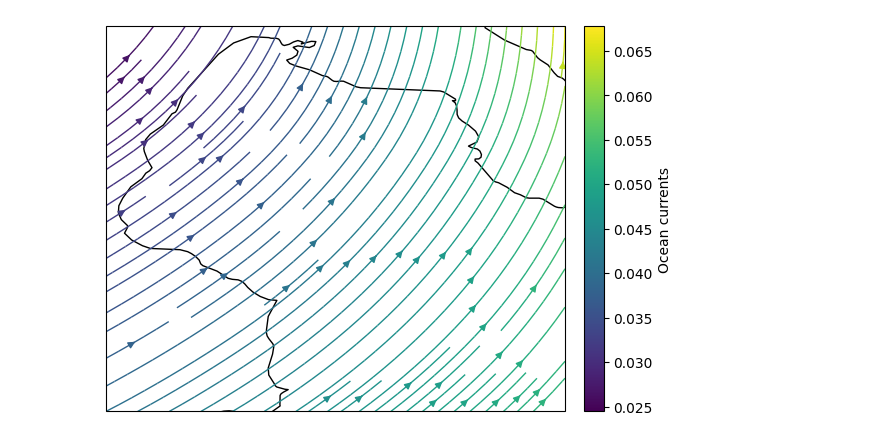
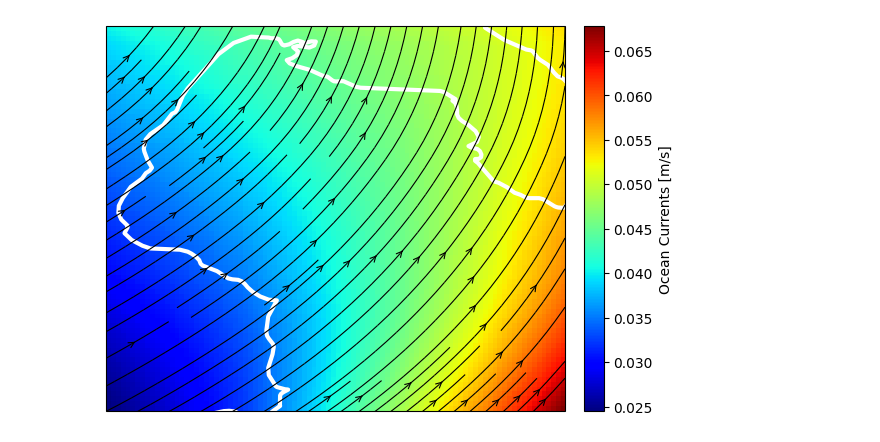
Before and after one commit to luca-giunti/share-public, a Jupyter notebook: TEST-PLOTTING-CURLY-VECTORS.ipynb, the cells around one changed output. Drawn from its saved outputs; the diff is of its cells as text; code cells hidden in the pictures.

```diff
--- a/TEST-PLOTTING-CURLY-VECTORS.ipynb
+++ b/TEST-PLOTTING-CURLY-VECTORS.ipynb
@@ -29,23 +27,21 @@ z = 0
 u_data = u_data[t, z, ...].values
 v_data = v_data[t, z, ...].values
 magnitude = (u_data ** 2 + v_data ** 2) ** 0.5
-# %%
-fig = plt.figure(figsize=(10, 5))
-projection = ccrs.PlateCarree()
-
-ax = fig.add_subplot(1, 1, 1, projection=projection)
-ax.set_extent([lon_T.min(), lon_T.max(), lat_T.min(), lat_T.max()], crs=projection)
-ax.coastlines()
-
-cmap = cm.viridis
-norm = mcolors.Normalize(vmin=magnitude.min(), vmax=magnitude.max())
-
-# Streamplot with colormap
-ax.streamplot(lon_T, lat_T, u_data, v_data,
-              linewidth=1, density=1, color=magnitude, cmap=cmap, norm=norm)
-
-# Add colorbar
-cbar = plt.colorbar(cm.ScalarMappable(norm=norm, cmap=cmap), ax=ax, orientation='vertical', pad=0.025)
-cbar.set_label('Ocean currents')
-# %% [output]
-[figure, removed]
+# %%
+fig = plt.figure(figsize=(10, 5))
+projection = ccrs.PlateCarree()
+
+ax = fig.add_subplot(1, 1, 1, projection=projection)
+extent = [lon_T.min(), lon_T.max(), lat_T.min(), lat_T.max()]
+ax.set_extent(extent, crs=projection)
+ax.coastlines(color="w", lw=3, facecolor="w")
+
+# Streamplot with colormap
+ax.streamplot(lon_T, lat_T, u_data, v_data,
+              linewidth=0.8, arrowstyle="->", density=1, color="k")
+
+im = ax.imshow(magnitude, extent=extent, cmap="jet")
+cbar = plt.colorbar(im, pad=0.025)
+cbar.set_label('Ocean Currents [m/s]')
+# %% [output]
+[figure, added]
```
Also changed, not shown: parts of 1 cell of this notebook.
